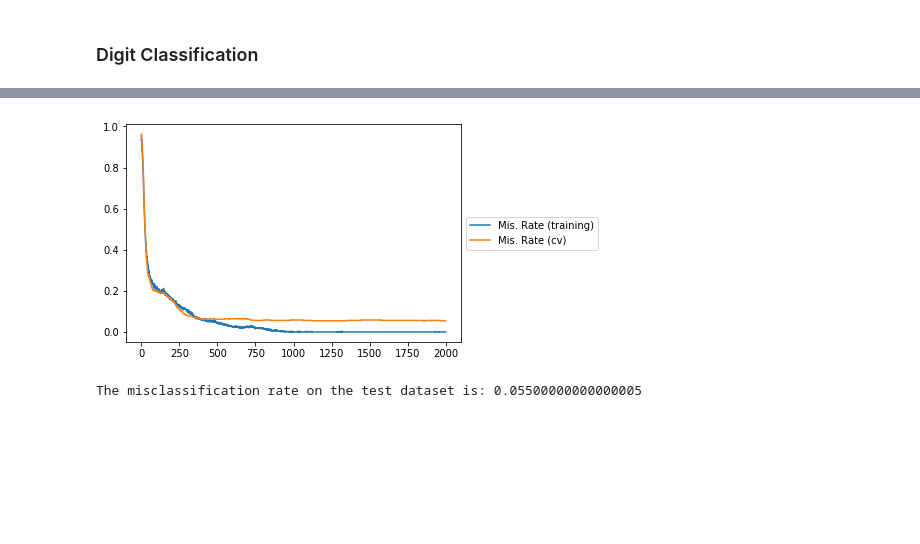
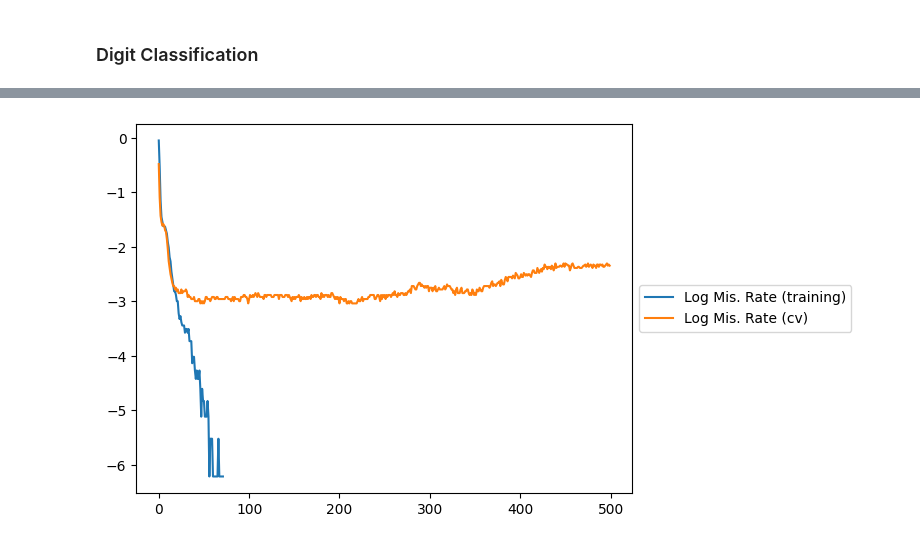
Before and after one commit to slchangtw/ml_algorithms_from_scratch, a Jupyter notebook: notebooks/mlp.ipynb, the cells around one changed output, grey strips where cells are left out. Saved outputs shown, nothing was run; the diff lists cells and outputs as text; code cells hidden in the pictures; blank space fills up the shorter version.

```diff
--- a/notebooks/mlp.ipynb
+++ b/notebooks/mlp.ipynb
@@ -128,0 +170,7 @@ plt.plot(errors[:end_epoch])
+# %%
+n_neurons = 2
+
+input_layer = InputLayer()
+fc_layer = FullyConnectedLayer(X.shape[1], n_neurons)
+output_layer = Softmax(n_neurons, 2)
+mlp = MLP([input_layer, fc_layer, output_layer])
@@ -174,0 +258,26 @@ for epoch in range(epochs):
+# %%
+epochs = 500
+train_miss_rates = []
+val_miss_rates = []
+
+for epoch in range(epochs):
+    mlp.forward(X_train)
+    mlp.backward(y_matrix, eta=0.1)
+    train_miss_rates.append(
+        misclassification_rate(
+            np.argmax(y_matrix, axis=1), np.argmax(mlp.predict_label(), axis=1)
+        )
+    )
+    mlp.backward(y_matrix, eta=0.1)
+
+    mlp.forward(X_val)
+    val_miss_rates.append(
+        misclassification_rate(
+            np.argmax(y_matrix, axis=1), np.argmax(mlp.predict_label(), axis=1)
+        )
+    )
+
+    if epoch % 50 == 0:
+        print(
+            f"Epoch {epoch}: Training MSE: {train_miss_rates[epoch]}. Validation MSE: {val_miss_rates[epoch]}"
+        )
@@ -175,12 +295,14 @@ for epoch in range(epochs):
 # %%
-# plot
-plt.plot(train_mis)
-plt.plot(cv_mis)
+plt.plot(np.log(train_miss_rates))
+plt.plot(np.log(val_miss_rates))
 
-# training error reached 0 at 941st epoch
-plt.legend(['Mis. Rate (training)', 'Mis. Rate (cv)'], loc='center left', bbox_to_anchor=(1, 0.5))
+plt.legend(
+    ["Log Mis. Rate (training)", "Log Mis. Rate (cv)"],
+    loc="center left",
+    bbox_to_anchor=(1, 0.5),
+)
 plt.show()
 # %% [output]
-[figure, old version]
+[figure, new version]
 # %%
 # merge training and cv dataset
@@ -220,10 +335,0 @@ for epoch in range(epochs):
-# %%
-fc_layer1.forward_prop(X_test, activation_func='tanh')
-fc_layer2.forward_prop(fc_layer1.out_x, activation_func='tanh')
-fc_layer3.forward_prop(fc_layer2.out_x, activation_func='tanh')
-output_layer.forward_prop(fc_layer3.out_x)
-
-test_mis = output_layer.compute_miscla_rate(y_matrix)
-print("The misclassification rate on the test dataset is: {0}".format(test_mis))
-# %% [output]
-The misclassification rate on the test dataset is: 0.05500000000000005
```
Also changed, not shown: parts of 18 cells of this notebook, 2 other files.
